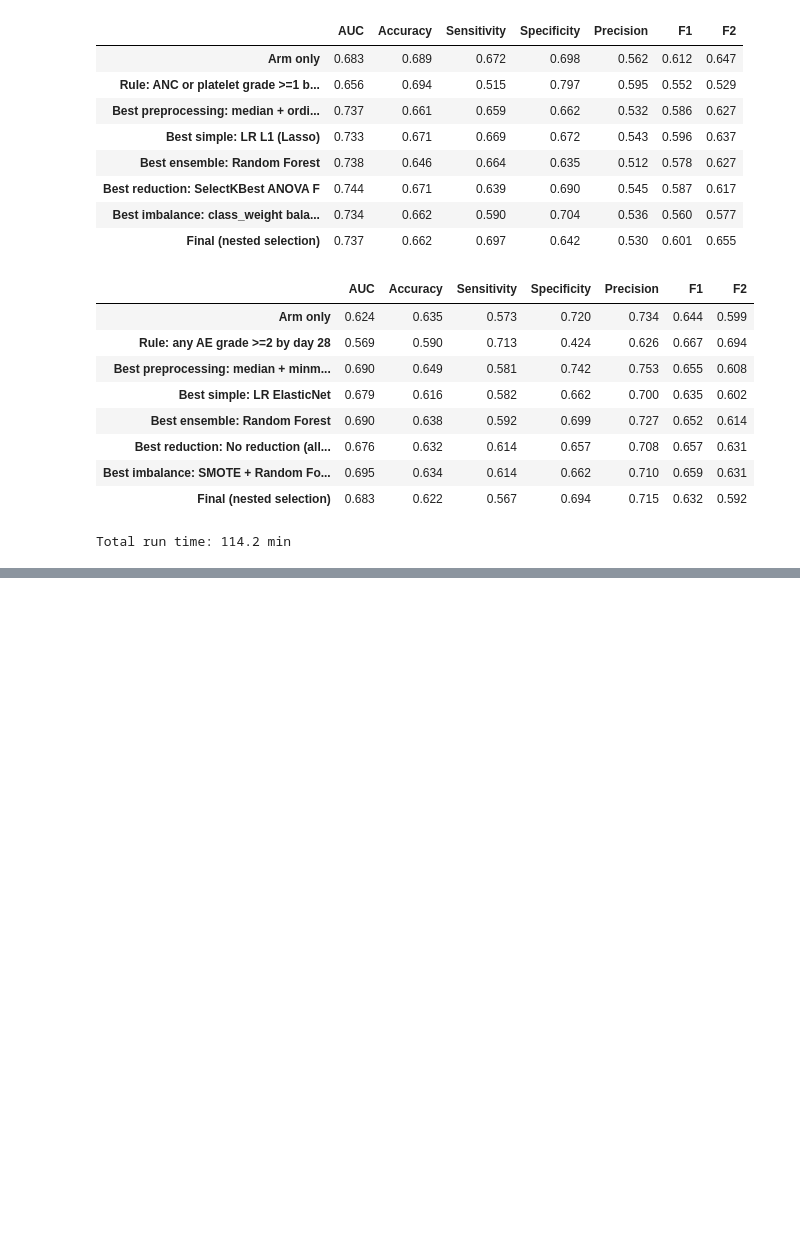
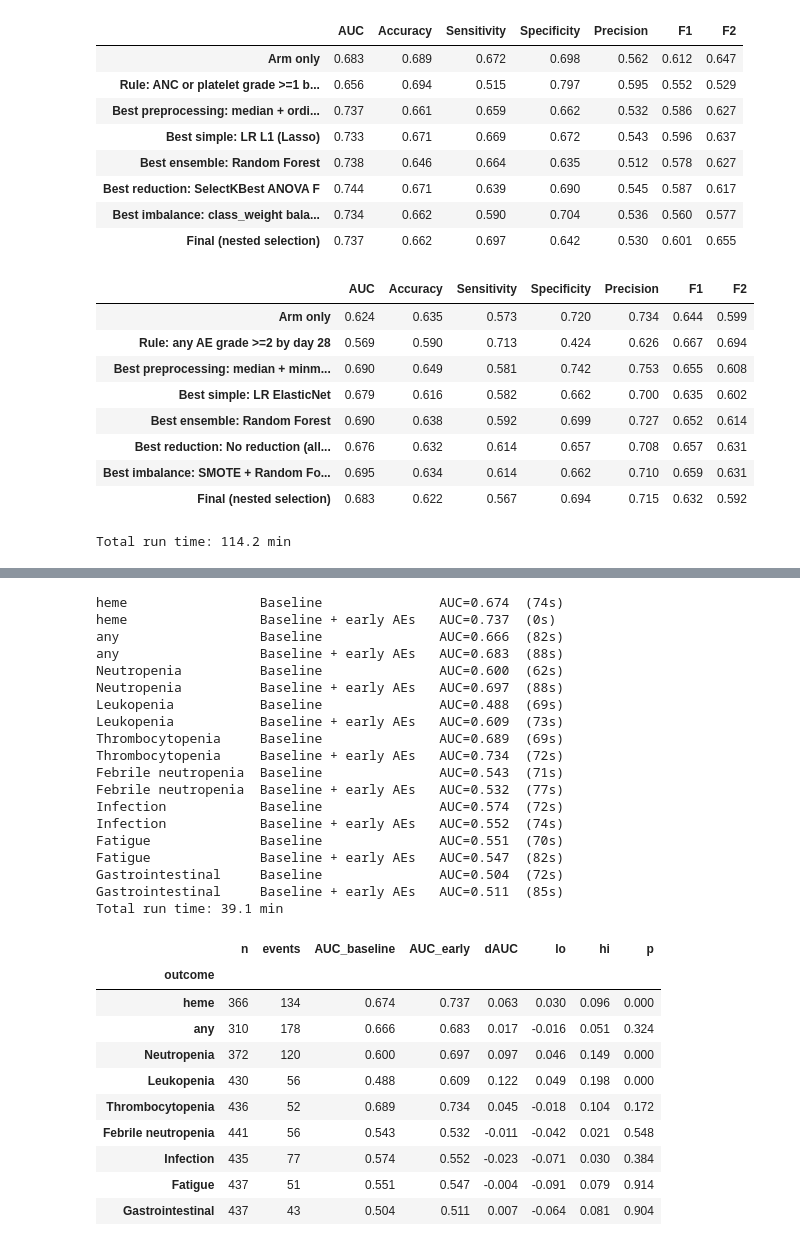
Before and after one commit to sama6064/Hematologic_Toxicity, a Jupyter notebook: RAQEEB_Toxicity_Landmark.ipynb, the cells around one changed output, grey strips where cells are left out. Saved outputs shown, nothing was run; the diff lists cells and outputs as text; code cells hidden in the pictures; blank space fills up the shorter version.

```diff
--- a/RAQEEB_Toxicity_Landmark.ipynb
+++ b/RAQEEB_Toxicity_Landmark.ipynb
@@ -1149,0 +1391,53 @@ Total run time: 114.2 min
+# %%
+FEATURE_SETS = {"Baseline": BASE, "Baseline + early AEs": FEATURES}
+rq6r_rows = []
+for name in OUTCOMES:
+    d = cohort(name); y = d.y.values
+    if y.sum() < 40: continue
+    P = {}
+    for fs, feats in FEATURE_SETS.items():
+        t = time.time()
+        if name == "heme" and fs == "Baseline + early AEs":
+            P[fs] = P_final
+        else:
+            _, P[fs] = oof(make_pipe(LogisticRegression(), prep=make_prep(features=feats)), cand_grid, d[feats], y)
+        print(f"{name:20s} {fs:22s} AUC={mean_auc(y, P[fs]):.3f}  ({time.time()-t:.0f}s)")
+    lo, hi, p = boot_delta(y, P["Baseline + early AEs"], P["Baseline"])
+    rq6r_rows.append(dict(outcome=name, n=len(d), events=int(y.sum()), AUC_baseline=mean_auc(y, P["Baseline"]),
+                          AUC_early=mean_auc(y, P["Baseline + early AEs"]),
+                          dAUC=mean_auc(y, P["Baseline + early AEs"]) - mean_auc(y, P["Baseline"]), lo=lo, hi=hi, p=p))
+res_rq6r = pd.DataFrame(rq6r_rows).set_index("outcome").round(3)
+res_rq6r.to_csv(f"{RV}/rq6_three_seed_ci.csv")
+print(f"Total run time: {(time.time()-T0)/60:.1f} min")
+res_rq6r
+# %% [output]
+heme                 Baseline               AUC=0.674  (74s)
+heme                 Baseline + early AEs   AUC=0.737  (0s)
+any                  Baseline               AUC=0.666  (82s)
+any                  Baseline + early AEs   AUC=0.683  (88s)
+Neutropenia          Baseline               AUC=0.600  (62s)
+Neutropenia          Baseline + early AEs   AUC=0.697  (88s)
+Leukopenia           Baseline               AUC=0.488  (69s)
+Leukopenia           Baseline + early AEs   AUC=0.609  (73s)
+Thrombocytopenia     Baseline               AUC=0.689  (69s)
+Thrombocytopenia     Baseline + early AEs   AUC=0.734  (72s)
+Febrile neutropenia  Baseline               AUC=0.543  (71s)
+Febrile neutropenia  Baseline + early AEs   AUC=0.532  (77s)
+Infection            Baseline               AUC=0.574  (72s)
+Infection            Baseline + early AEs   AUC=0.552  (74s)
+Fatigue              Baseline               AUC=0.551  (70s)
+Fatigue              Baseline + early AEs   AUC=0.547  (82s)
+Gastrointestinal     Baseline               AUC=0.504  (72s)
+Gastrointestinal     Baseline + early AEs   AUC=0.511  (85s)
+Total run time: 39.1 min
+|  | n | events | AUC_baseline | AUC_early | dAUC | lo | hi | p |
+| outcome |  |  |  |  |  |  |  |  |
+| heme | 366 | 134 | 0.674 | 0.737 | 0.063 | 0.030 | 0.096 | 0.000 |
+| any | 310 | 178 | 0.666 | 0.683 | 0.017 | -0.016 | 0.051 | 0.324 |
+| Neutropenia | 372 | 120 | 0.600 | 0.697 | 0.097 | 0.046 | 0.149 | 0.000 |
+| Leukopenia | 430 | 56 | 0.488 | 0.609 | 0.122 | 0.049 | 0.198 | 0.000 |
+| Thrombocytopenia | 436 | 52 | 0.689 | 0.734 | 0.045 | -0.018 | 0.104 | 0.172 |
+| Febrile neutropenia | 441 | 56 | 0.543 | 0.532 | -0.011 | -0.042 | 0.021 | 0.548 |
+| Infection | 435 | 77 | 0.574 | 0.552 | -0.023 | -0.071 | 0.030 | 0.384 |
+| Fatigue | 437 | 51 | 0.551 | 0.547 | -0.004 | -0.091 | 0.079 | 0.914 |
+| Gastrointestinal | 437 | 43 | 0.504 | 0.511 | 0.007 | -0.064 | 0.081 | 0.904 |
```
Also changed, not shown: parts of 11 cells of this notebook, 8 other files.
